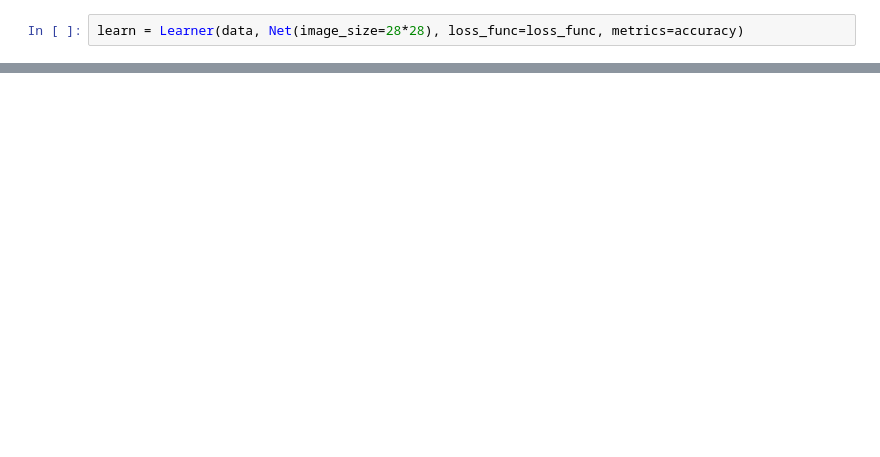
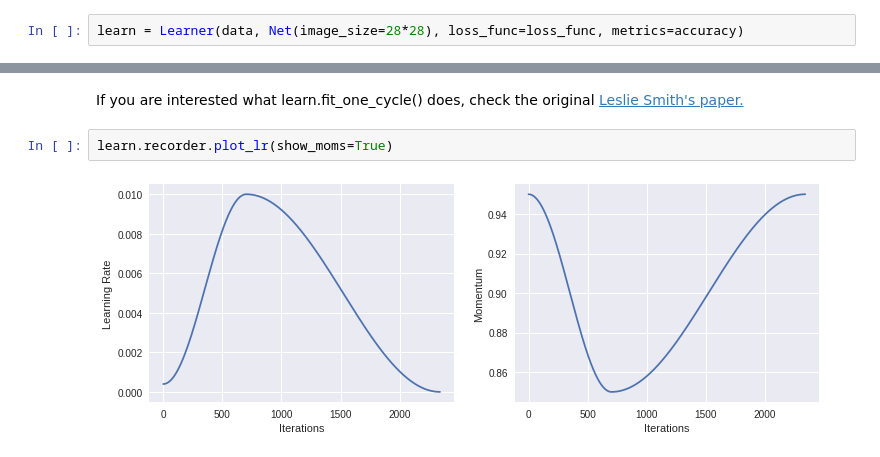
Before and after one commit to simecek/from0toheroin2h, a Jupyter notebook: colab1_MNIST.ipynb, the cells around one changed output, grey strips where cells are left out. Cells and saved outputs as stored; diff of their text form; blank space fills up the shorter version.

```diff
--- a/colab1_MNIST.ipynb
+++ b/colab1_MNIST.ipynb
@@ -116,0 +147,6 @@ learn.recorder.plot_losses()
+# %% [markdown]
+If you are interested what learn.fit_one_cycle() does, check the original [Leslie Smith's paper.](https://arxiv.org/abs/1803.09820)
+# %%
+learn.recorder.plot_lr(show_moms=True)
+# %% [output]
+[figure, added]
```
Also changed, not shown: parts of 17 cells of this notebook.
